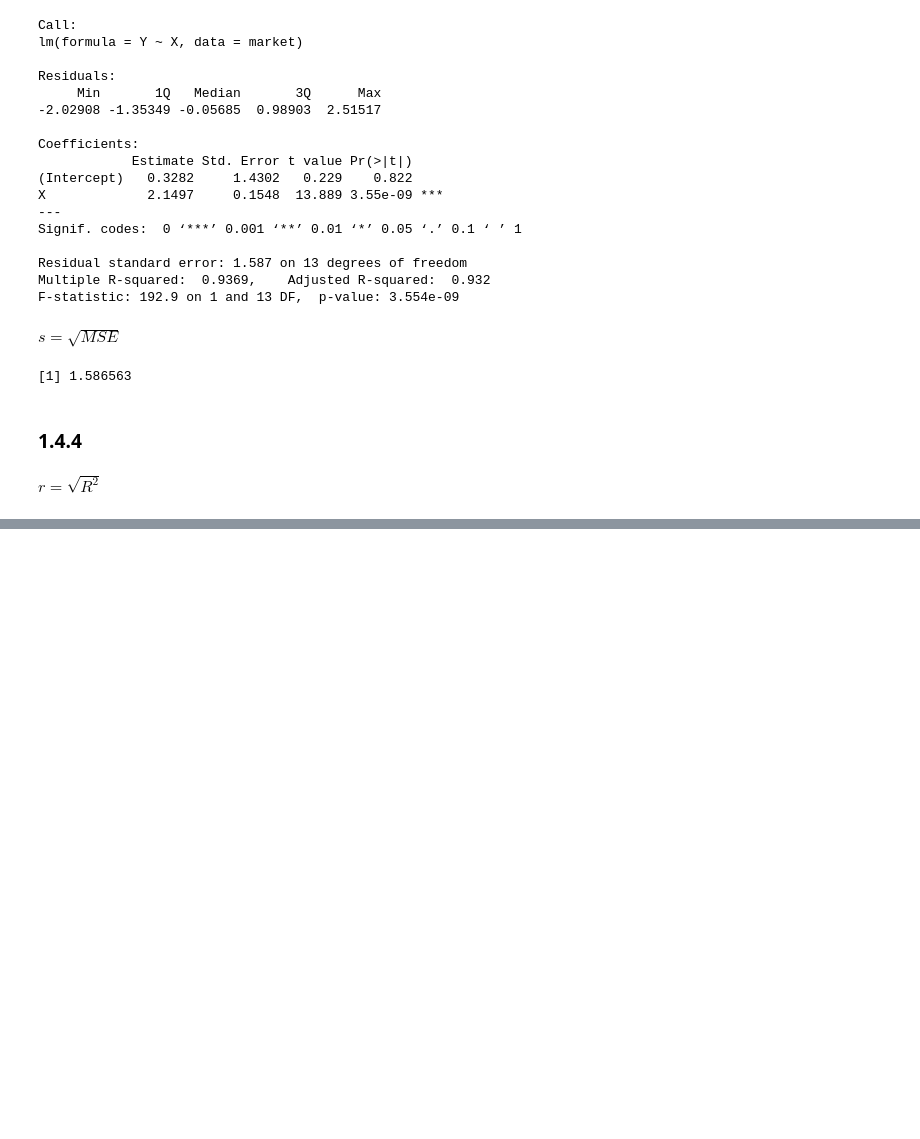
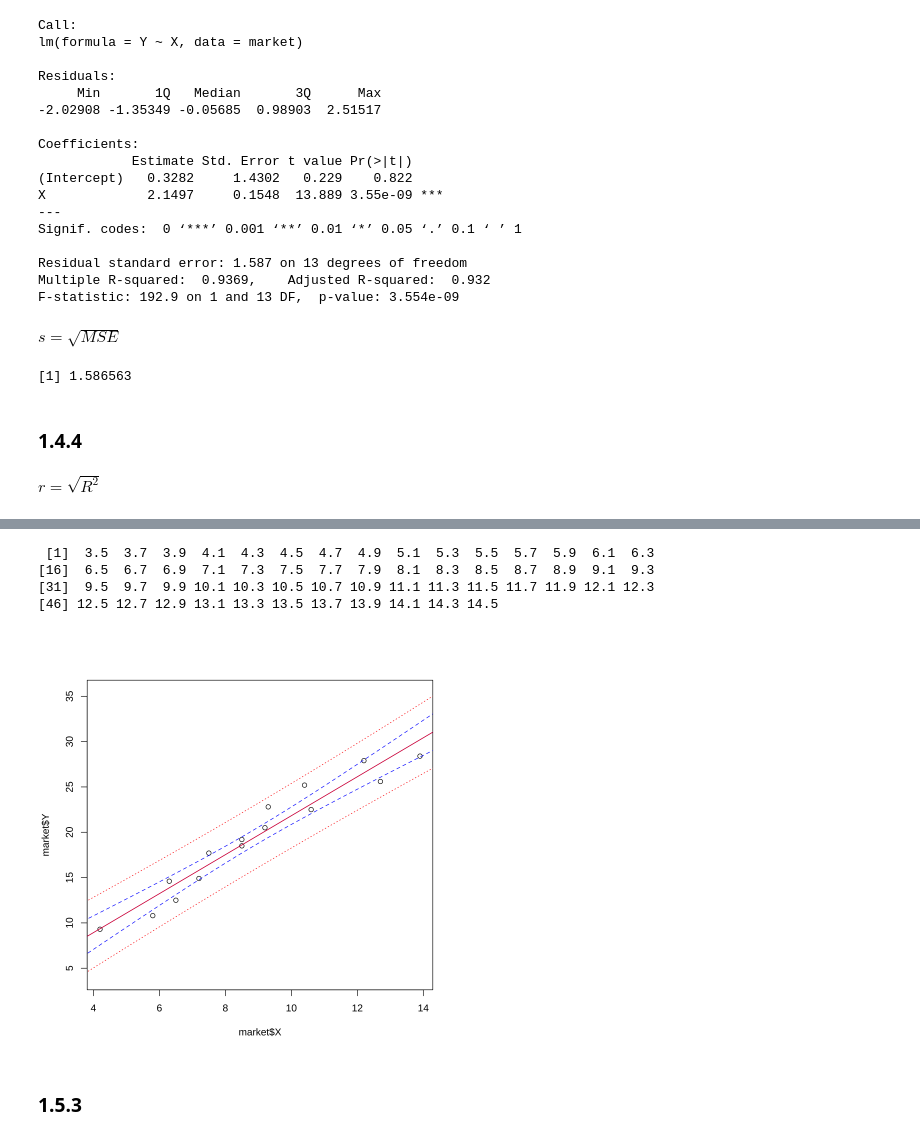
Before and after one commit to rickiepark/knou_stat, a Jupyter notebook: regression_model/ch1.ipynb, the cells around one changed output, grey strips where cells are left out. Cells and saved outputs as stored; diff of their text form; code cells hidden in the pictures; blank space fills up the shorter version.

```diff
--- a/regression_model/ch1.ipynb
+++ b/regression_model/ch1.ipynb
@@ -244,0 +277,5 @@ $r = \sqrt{R^2}$
+# %%
+pred.frame = data.frame(X=seq(3.5, 14.5, 0.2))
+# %%
+pc = predict(market.lm, int="c", newdata=pred.frame)  # 기댓값 신뢰구간
+pp = predict(market.lm, int="p", newdata=pred.frame)  # 새로운 값 신뢰구간
@@ -244,0 +298,16 @@ $r = \sqrt{R^2}$
+# %%
+pred.X = pred.frame$X
+pred.X
+# %% [output]
+ [1]  3.5  3.7  3.9  4.1  4.3  4.5  4.7  4.9  5.1  5.3  5.5  5.7  5.9  6.1  6.3
+[16]  6.5  6.7  6.9  7.1  7.3  7.5  7.7  7.9  8.1  8.3  8.5  8.7  8.9  9.1  9.3
+[31]  9.5  9.7  9.9 10.1 10.3 10.5 10.7 10.9 11.1 11.3 11.5 11.7 11.9 12.1 12.3
+[46] 12.5 12.7 12.9 13.1 13.3 13.5 13.7 13.9 14.1 14.3 14.5
+# %%
+plot(market$X, market$Y, ylim=range(market$Y, pp))
+matlines(pred.X, pc, lty=c(1,2,2), col="BLUE")
+matlines(pred.X, pp, lty=c(1,3,3), col="RED")
+# %% [output]
+[figure, added]
+# %% [markdown]
+### 1.5.3
```
Also changed, not shown: parts of 33 cells of this notebook.
